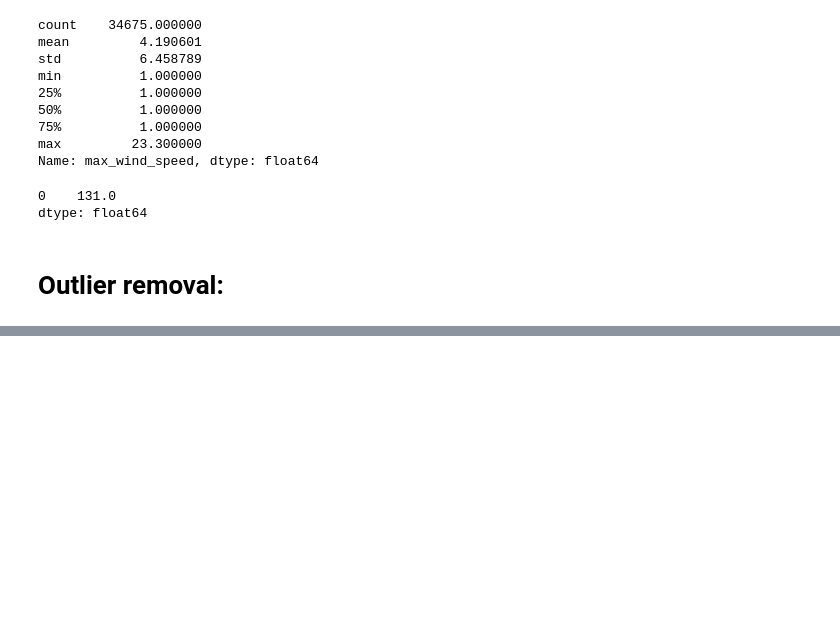
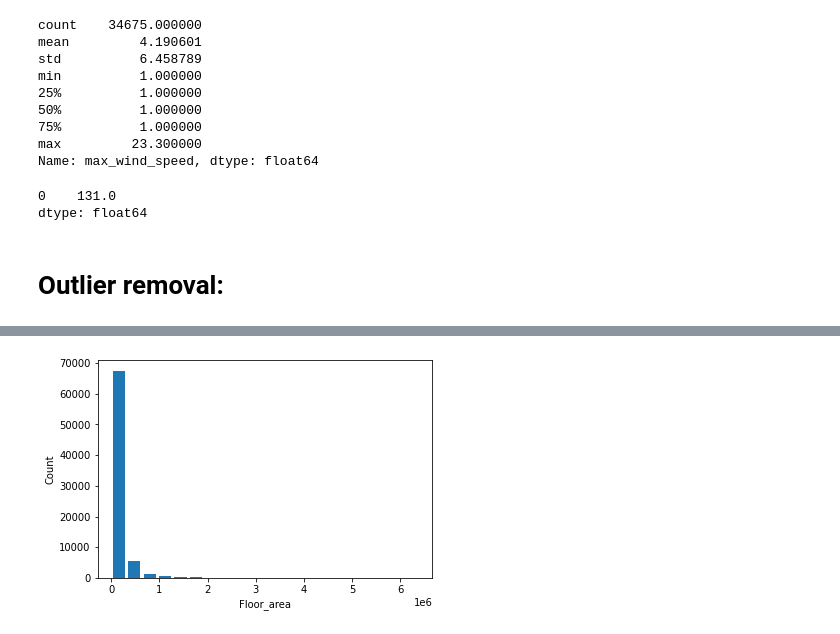
Before and after one commit to AnuragTimilsina/wids_datathon2022, a Jupyter notebook: wids_kaggle_challenge.ipynb, the cells around one changed output, grey strips where cells are left out. Cells and saved outputs as stored; diff of their text form; code cells hidden in the pictures; blank space fills up the shorter version.

```diff
--- a/wids_kaggle_challenge.ipynb
+++ b/wids_kaggle_challenge.ipynb
@@ -255,0 +297,2 @@ missing_value_handler(encoded_data, column='days_with_fog', strategy="most_frequ
+# %%
+encoded_data.set_index('id')
@@ -255,0 +314,7 @@ missing_value_handler(encoded_data, column='days_with_fog', strategy="most_frequ
+# %%
+plt.hist(encoded_data.floor_area, bins=20, rwidth=0.8)
+plt.xlabel('Floor_area')
+plt.ylabel('Count')
+plt.show()
+# %% [output]
+[figure, added]
```
Also changed, not shown: parts of 9 cells of this notebook.
